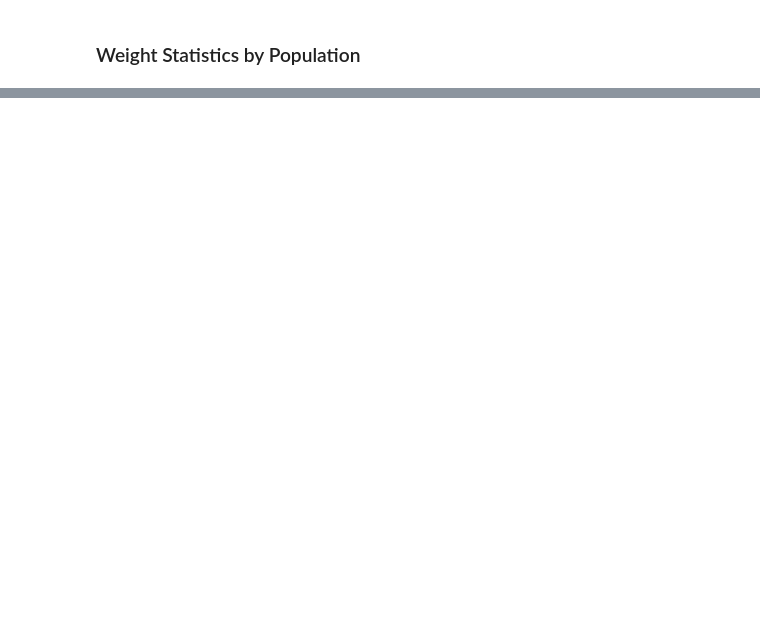
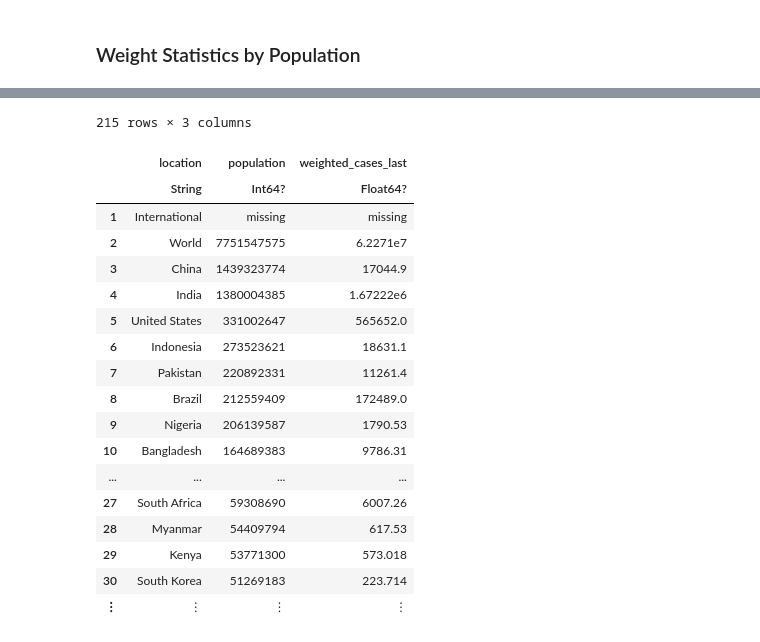
Before and after one commit to 0xpantera/Covid19, a Jupyter notebook: notebook.ipynb, the cells around one changed output, grey strips where cells are left out. Saved outputs shown, nothing was run; the diff lists cells and outputs as text; code cells hidden in the pictures; blank space fills up the shorter version.

```diff
--- a/notebook.ipynb
+++ b/notebook.ipynb
@@ -106,0 +149,26 @@ using Statistics
+# %%
+@chain weighted_cases begin
+    groupby([:location, :population])
+    combine(:weighted_cases => last)
+    sort(:population, rev=true)
+end
+# %% [output]
+215 rows × 3 columns
+|  | location | population | weighted_cases_last |
+|  | String | Int64? | Float64? |
+| 1 | International | missing | missing |
+| 2 | World | 7751547575 | 6.2271e7 |
+| 3 | China | 1439323774 | 17044.9 |
+| 4 | India | 1380004385 | 1.67222e6 |
+| 5 | United States | 331002647 | 565652.0 |
+| 6 | Indonesia | 273523621 | 18631.1 |
+| 7 | Pakistan | 220892331 | 11261.4 |
+| 8 | Brazil | 212559409 | 172489.0 |
+| 9 | Nigeria | 206139587 | 1790.53 |
+| 10 | Bangladesh | 164689383 | 9786.31 |
+| ... | ... | ... | ... |
+| 27 | South Africa | 59308690 | 6007.26 |
+| 28 | Myanmar | 54409794 | 617.53 |
+| 29 | Kenya | 53771300 | 573.018 |
+| 30 | South Korea | 51269183 | 223.714 |
+| ⋮ | ⋮ | ⋮ | ⋮ |
```
Also changed, not shown: parts of 22 cells of this notebook, 4 other files.
